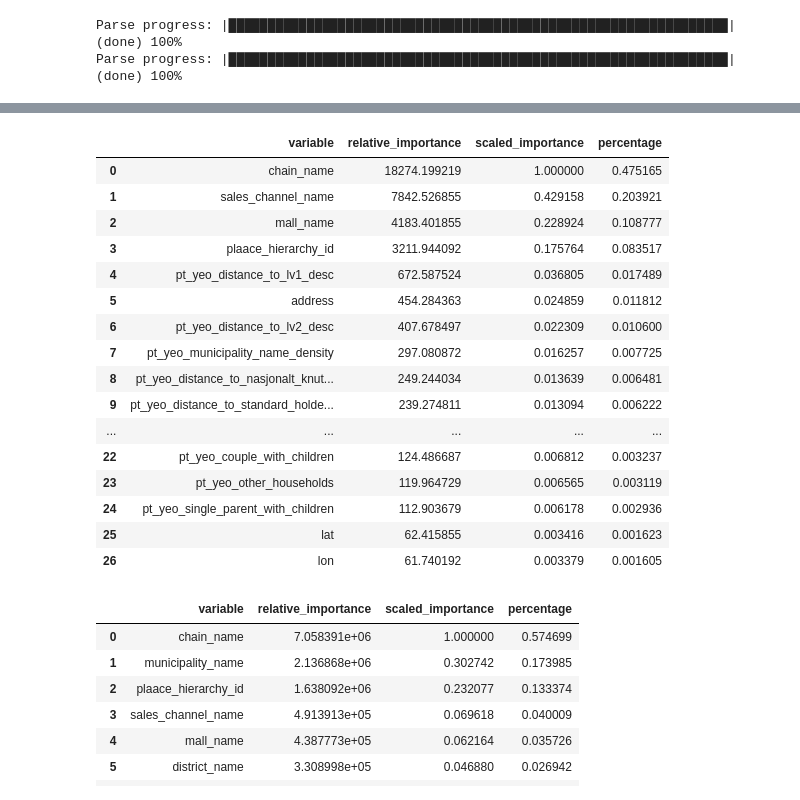
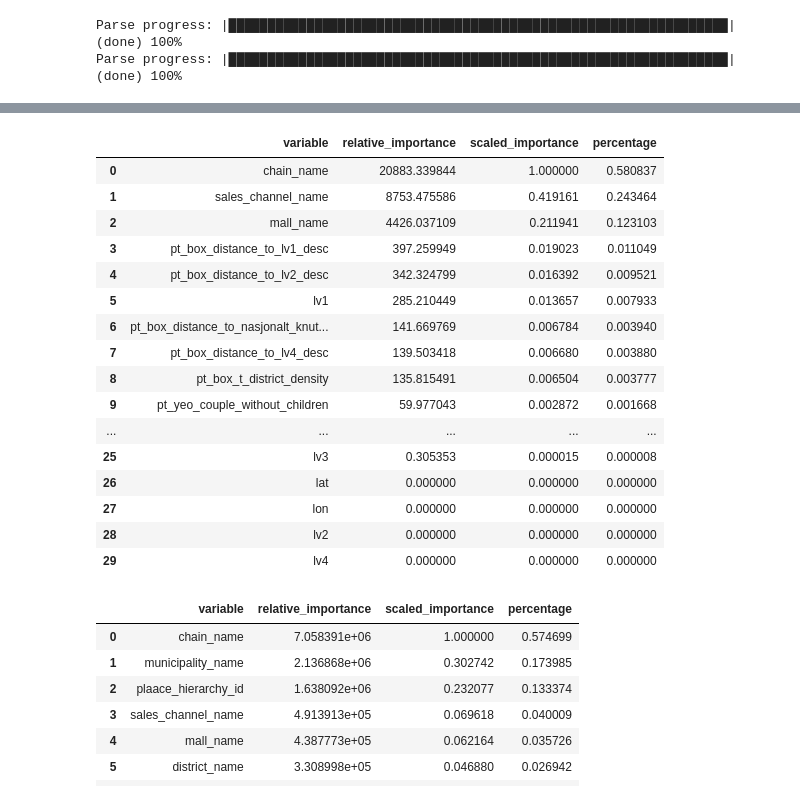
Before and after one commit to SimenQ/machine_learning, a Jupyter notebook: notebooks/Arash/h2o_model.ipynb, the cells around one changed output, grey strips where cells are left out. Drawn from its saved outputs; the diff is of its cells as text; code cells hidden in the pictures.

```diff
--- a/notebooks/Arash/h2o_model.ipynb
+++ b/notebooks/Arash/h2o_model.ipynb
@@ -55,5 +55,5 @@ Checking whether there is an H2O instance running at http://localhost:54321 . co
 #stores_with_gk_income = pd.read_csv("C:/Users/aminp/OneDrive/Dokumenter/NTNU/4år/Machinelearning/machine_learning/data/train_data/stores_gk_income_train.csv")
 #stores_with_gk_income_testset = h2o.import_file("C:/Users/aminp/OneDrive/Dokumenter/NTNU/4år/Machinelearning/machine_learning/data/train_data/stores_gk_income_test.csv")
 
-train_df = pd.read_csv("C:/Users/aminp/OneDrive/Dokumenter/NTNU/4år/Machinelearning/machine_learning/data/train_data/new_stores_train.csv")
-test_df = pd.read_csv("C:/Users/aminp/OneDrive/Dokumenter/NTNU/4år/Machinelearning/machine_learning/data/train_data/new_stores_test.csv")
+train_df = pd.read_csv("C:/Users/aminp/OneDrive/Dokumenter/NTNU/4år/Machinelearning/machine_learning/data/train_data/new_train.csv")
+test_df = pd.read_csv("C:/Users/aminp/OneDrive/Dokumenter/NTNU/4år/Machinelearning/machine_learning/data/train_data/new_test.csv")
@@ -86,7 +85,8 @@ Parse progress: |█████████████████████
 # %%
-
-x_train = train.drop([0], axis = 0)
-y_test = test.drop([0], axis = 0)
+train_drop = train.drop(["store_name"],  axis = 1)
+test_drop = test.drop(["store_name"], axis = 1)
+x_train = train_drop.drop([0], axis = 0)
+y_test = test_drop.drop([0], axis = 0)
 # %%
 x_train
 # %% [output]
@@ -160,26 +147,26 @@ lb
 [12 rows x 9 columns]
 # %%
 
-m = h2o.get_model(lb[2,"model_id"])
+m = h2o.get_model(lb[3,"model_id"])
 m.varimp(use_pandas=True)
 # %% [output]
 |  | variable | relative_importance | scaled_importance | percentage |
-| 0 | chain_name | 18274.199219 | 1.000000 | 0.475165 |
-| 1 | sales_channel_name | 7842.526855 | 0.429158 | 0.203921 |
-| 2 | mall_name | 4183.401855 | 0.228924 | 0.108777 |
-| 3 | plaace_hierarchy_id | 3211.944092 | 0.175764 | 0.083517 |
-| 4 | pt_yeo_distance_to_lv1_desc | 672.587524 | 0.036805 | 0.017489 |
-| 5 | address | 454.284363 | 0.024859 | 0.011812 |
-| 6 | pt_yeo_distance_to_lv2_desc | 407.678497 | 0.022309 | 0.010600 |
-| 7 | pt_yeo_municipality_name_density | 297.080872 | 0.016257 | 0.007725 |
-| 8 | pt_yeo_distance_to_nasjonalt_knut... | 249.244034 | 0.013639 | 0.006481 |
-| 9 | pt_yeo_distance_to_standard_holde... | 239.274811 | 0.013094 | 0.006222 |
+| 0 | chain_name | 20883.339844 | 1.000000 | 0.580837 |
+| 1 | sales_channel_name | 8753.475586 | 0.419161 | 0.243464 |
+| 2 | mall_name | 4426.037109 | 0.211941 | 0.123103 |
+| 3 | pt_box_distance_to_lv1_desc | 397.259949 | 0.019023 | 0.011049 |
+| 4 | pt_box_distance_to_lv2_desc | 342.324799 | 0.016392 | 0.009521 |
+| 5 | lv1 | 285.210449 | 0.013657 | 0.007933 |
+| 6 | pt_box_distance_to_nasjonalt_knut... | 141.669769 | 0.006784 | 0.003940 |
+| 7 | pt_box_distance_to_lv4_desc | 139.503418 | 0.006680 | 0.003880 |
+| 8 | pt_box_t_district_density | 135.815491 | 0.006504 | 0.003777 |
+| 9 | pt_yeo_couple_without_children | 59.977043 | 0.002872 | 0.001668 |
 | ... | ... | ... | ... | ... |
-| 22 | pt_yeo_couple_with_children | 124.486687 | 0.006812 | 0.003237 |
-| 23 | pt_yeo_other_households | 119.964729 | 0.006565 | 0.003119 |
-| 24 | pt_yeo_single_parent_with_children | 112.903679 | 0.006178 | 0.002936 |
-| 25 | lat | 62.415855 | 0.003416 | 0.001623 |
-| 26 | lon | 61.740192 | 0.003379 | 0.001605 |
+| 25 | lv3 | 0.305353 | 0.000015 | 0.000008 |
+| 26 | lat | 0.000000 | 0.000000 | 0.000000 |
+| 27 | lon | 0.000000 | 0.000000 | 0.000000 |
+| 28 | lv2 | 0.000000 | 0.000000 | 0.000000 |
+| 29 | lv4 | 0.000000 | 0.000000 | 0.000000 |
 # %%
 
 best_model = aml.get_best_model()
```
Also changed, not shown: parts of 8 cells of this notebook, 10 other files.
